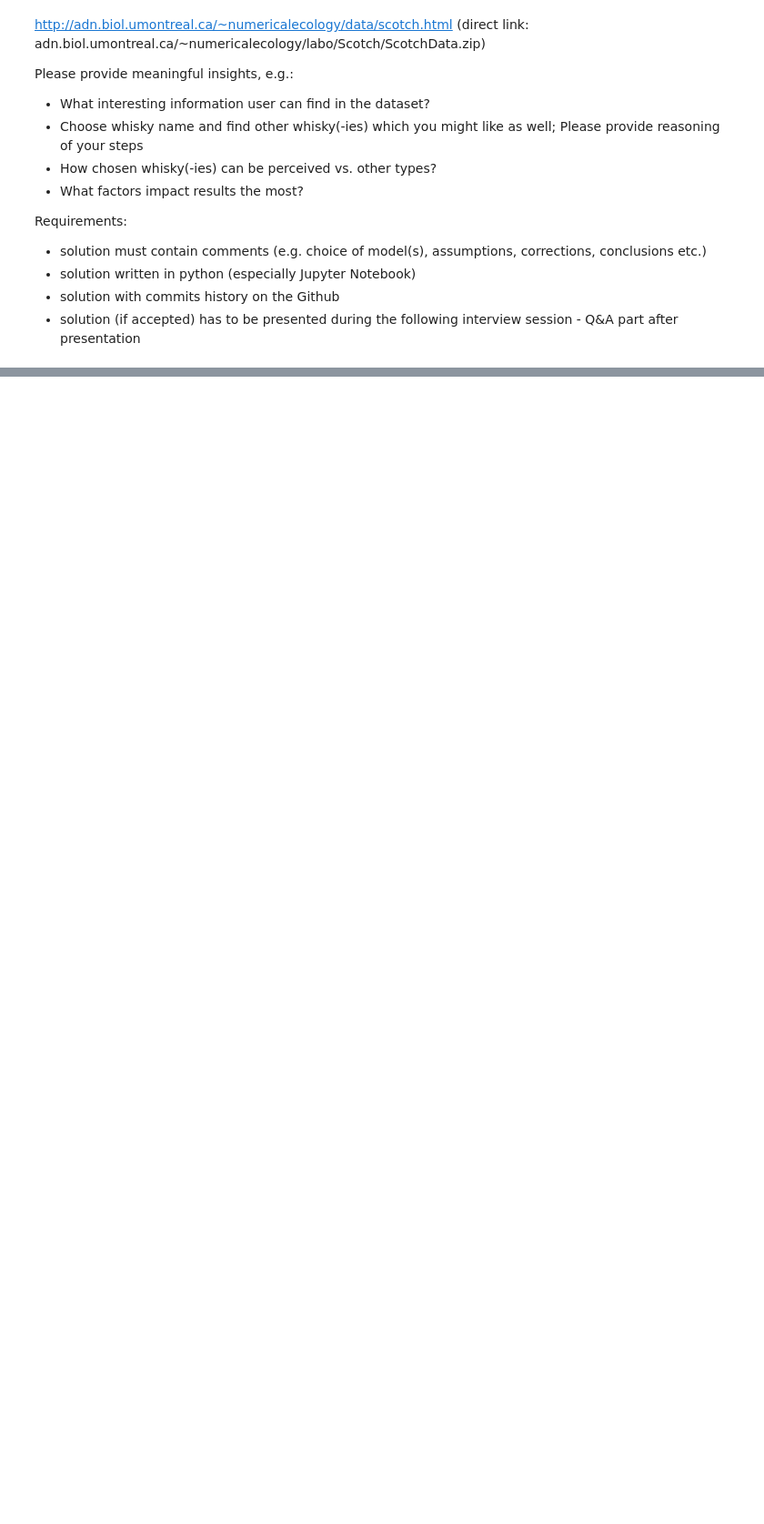
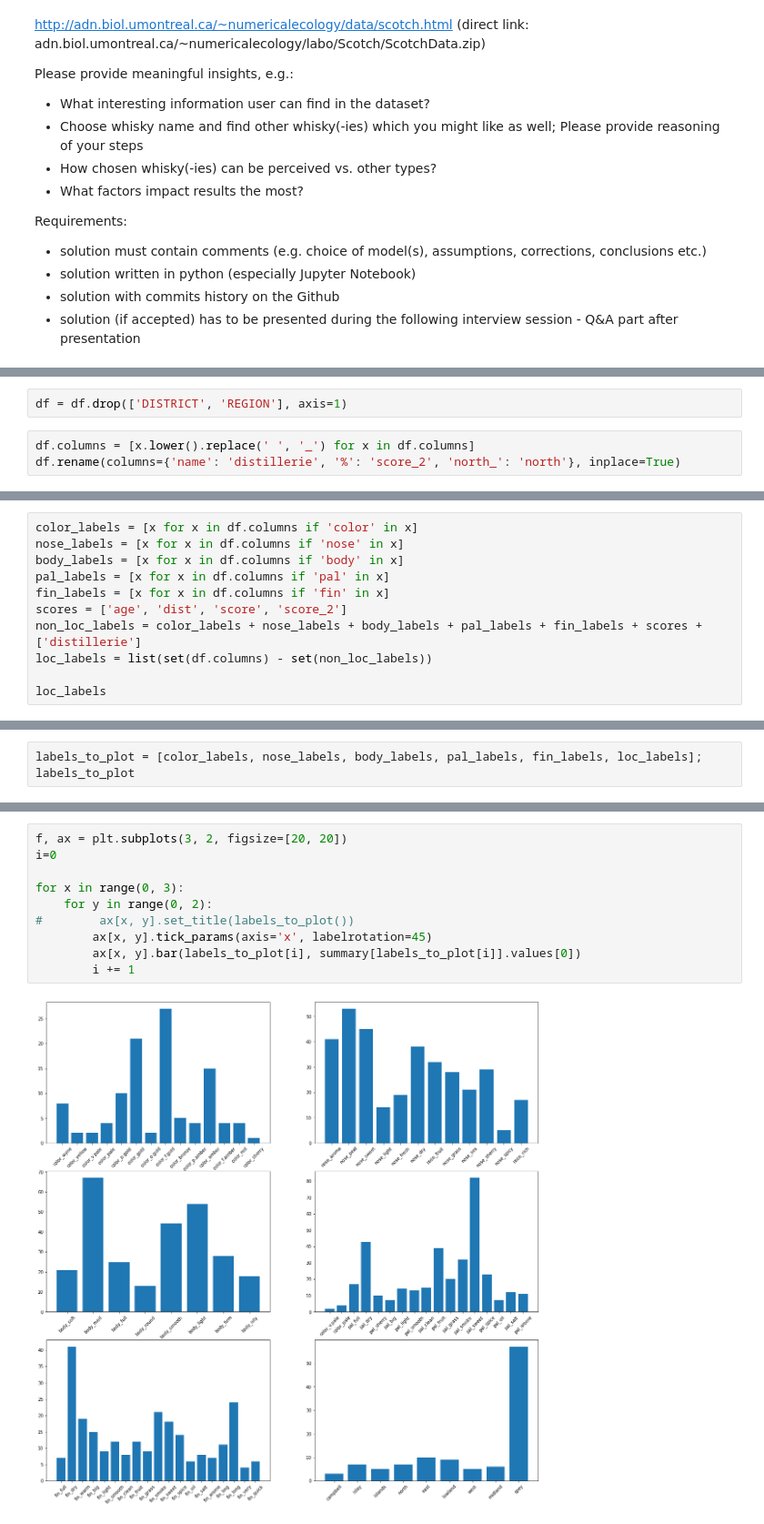
Before and after one commit to Velociraptorvelraptor/scotch-whiskies, a Jupyter notebook: schotch-whiskies-classification.ipynb, the cells around one changed output, grey strips where cells are left out. Shown at 91% size. Cells and saved outputs as stored; diff of their text form; blank space fills up the shorter version.

```diff
--- a/schotch-whiskies-classification.ipynb
+++ b/schotch-whiskies-classification.ipynb
@@ -35,0 +67,5 @@ data.head(5)
+# %%
+df = df.drop(['DISTRICT', 'REGION'], axis=1)
+# %%
+df.columns = [x.lower().replace(' ', '_') for x in df.columns]
+df.rename(columns={'name': 'distillerie', '%': 'score_2', 'north_': 'north'}, inplace=True)
@@ -35,0 +115,11 @@ data.head(5)
+# %%
+color_labels = [x for x in df.columns if 'color' in x]
+nose_labels = [x for x in df.columns if 'nose' in x]
+body_labels = [x for x in df.columns if 'body' in x]
+pal_labels = [x for x in df.columns if 'pal' in x]
+fin_labels = [x for x in df.columns if 'fin' in x]
+scores = ['age', 'dist', 'score', 'score_2']
+non_loc_labels = color_labels + nose_labels + body_labels + pal_labels + fin_labels + scores + ['distillerie']
+loc_labels = list(set(df.columns) - set(non_loc_labels))
+
+loc_labels
@@ -35,0 +141,2 @@ data.head(5)
+# %%
+labels_to_plot = [color_labels, nose_labels, body_labels, pal_labels, fin_labels, loc_labels]; labels_to_plot
@@ -35,0 +161,12 @@ data.head(5)
+# %%
+f, ax = plt.subplots(3, 2, figsize=[20, 20])
+i=0
+
+for x in range(0, 3):
+    for y in range(0, 2):
+#        ax[x, y].set_title(labels_to_plot())
+        ax[x, y].tick_params(axis='x', labelrotation=45)
+        ax[x, y].bar(labels_to_plot[i], summary[labels_to_plot[i]].values[0])
+        i += 1
+# %% [output]
+[figure, added]
```
Also changed, not shown: parts of 17 cells of this notebook, 1 other file.
